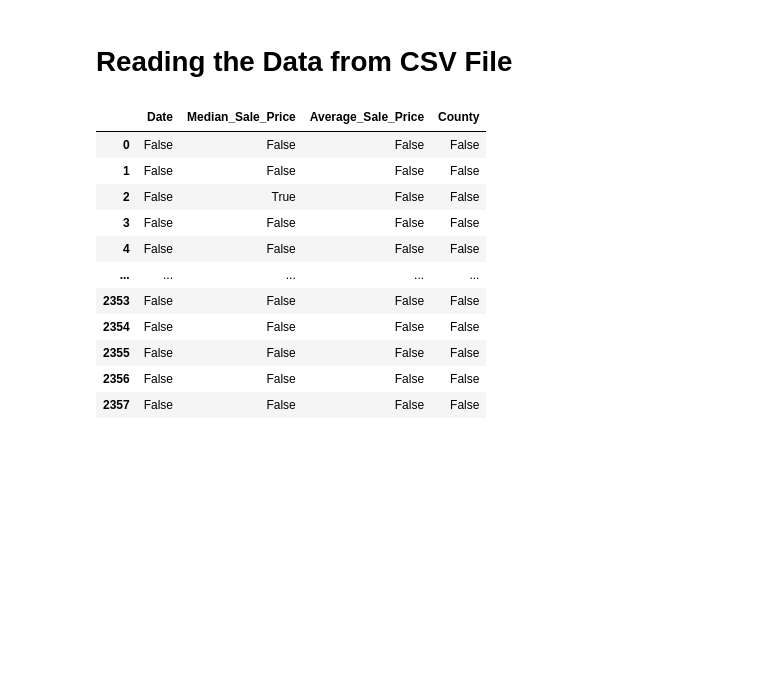
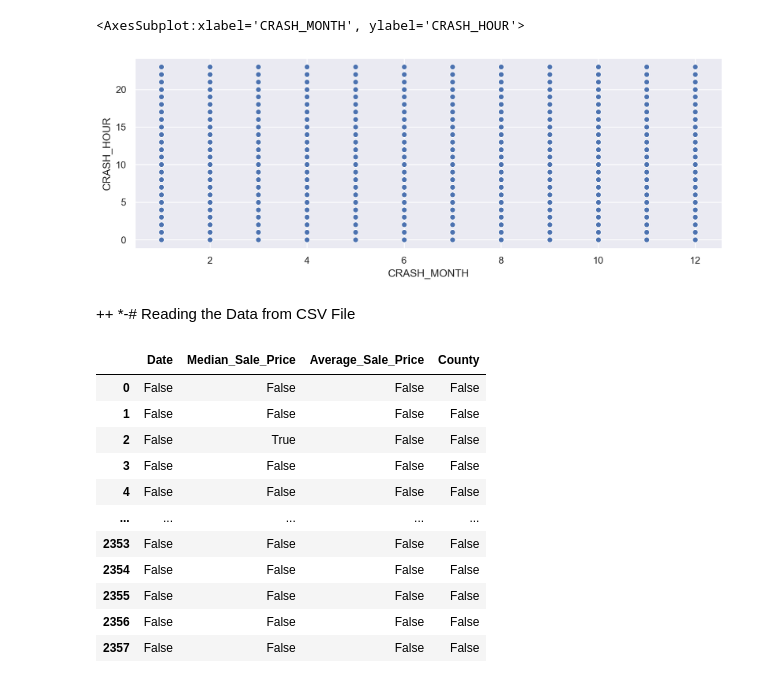
Before and after one commit to buzzpoint1/Final_project, a Jupyter notebook: final_project.ipynb, the cells around one changed output. Cells and saved outputs as stored; diff of their text form; code cells hidden in the pictures; blank space fills up the shorter version.

```diff
--- a/final_project.ipynb
+++ b/final_project.ipynb
@@ -9,0 +168,7 @@ import matplotlib.dates as dates
+# %%
+#Working with first dataSet Traffic Crash
+
+#install pip install pandasql
+
+tc = pd.read_csv('Traffic_Crashes.csv',low_memory=False)
+print(tc.query("POSTED_SPEED_LIMIT > 95"))
@@ -9,0 +287,7 @@ import matplotlib.dates as dates
+# %%
+plt.figure(figsize=(12,4),dpi=200)
+sns.scatterplot(x=tc['CRASH_MONTH'],
+                y=tc['CRASH_HOUR'])
+# %% [output]
+<AxesSubplot:xlabel='CRASH_MONTH', ylabel='CRASH_HOUR'>
+[figure, added]
@@ -10,5 +296,6 @@ import matplotlib.dates as dates
 # %% [markdown]
-# Reading the Data from CSV File
+++
+*-# Reading the Data from CSV File
 # %%
 df = pd.read_csv('monthly_SingleHome_family.csv')
 # %%
```
Also changed, not shown: parts of 26 cells of this notebook, 2 other files.
